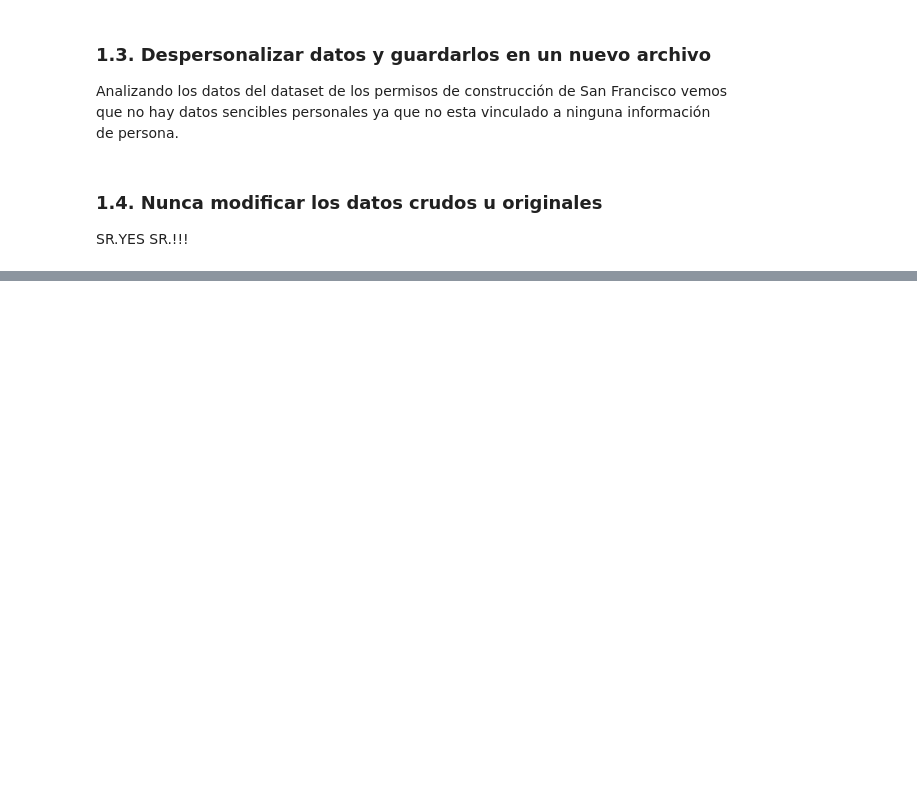
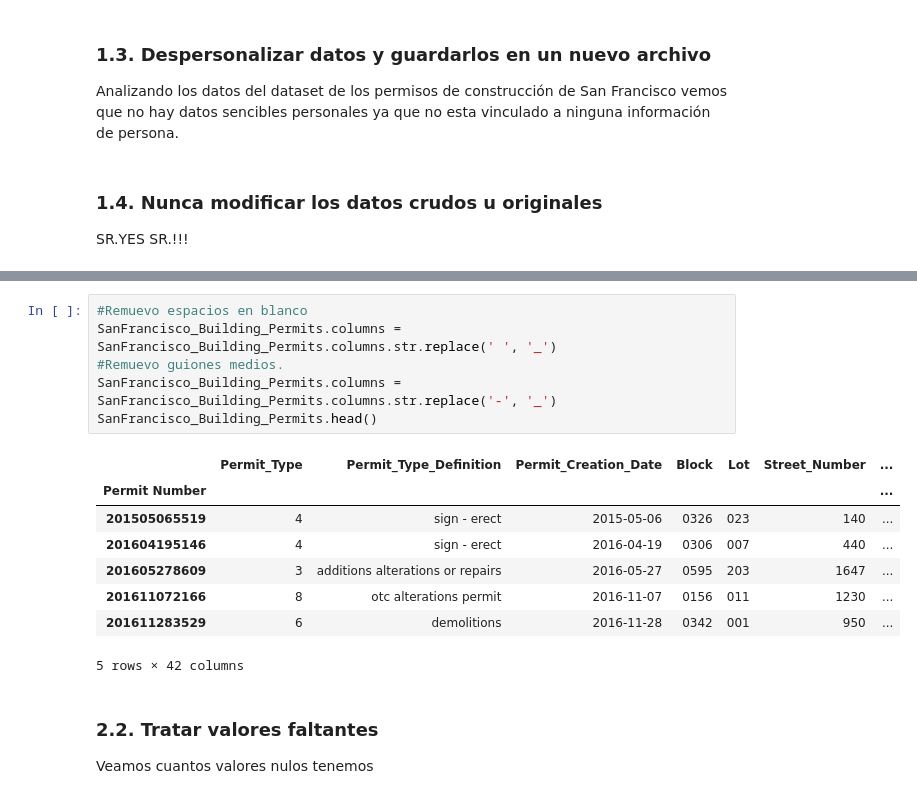
Before and after one commit to renzobechler-zz/diplodatos, a Jupyter notebook: AnalisisYCuracion/Laboratorio.ipynb, the cells around one changed output, grey strips where cells are left out. Cells and saved outputs as stored; diff of their text form; blank space fills up the shorter version.

```diff
--- a/AnalisisYCuracion/Laboratorio.ipynb
+++ b/AnalisisYCuracion/Laboratorio.ipynb
@@ -259,0 +217,19 @@ SR.YES SR.!!!
+# %%
+#Remuevo espacios en blanco
+SanFrancisco_Building_Permits.columns = SanFrancisco_Building_Permits.columns.str.replace(' ', '_')
+#Remuevo guiones medios.
+SanFrancisco_Building_Permits.columns = SanFrancisco_Building_Permits.columns.str.replace('-', '_')
+SanFrancisco_Building_Permits.head()
+# %% [output]
+|  | Permit_Type | Permit_Type_Definition | Permit_Creation_Date | Block | Lot | Street_Number | ... |
+| Permit Number |  |  |  |  |  |  | ... |
+| 201505065519 | 4 | sign - erect | 2015-05-06 | 0326 | 023 | 140 | ... |
+| 201604195146 | 4 | sign - erect | 2016-04-19 | 0306 | 007 | 440 | ... |
+| 201605278609 | 3 | additions alterations or repairs | 2016-05-27 | 0595 | 203 | 1647 | ... |
+| 201611072166 | 8 | otc alterations permit | 2016-11-07 | 0156 | 011 | 1230 | ... |
+| 201611283529 | 6 | demolitions | 2016-11-28 | 0342 | 001 | 950 | ... |
+5 rows × 42 columns
+# %% [markdown]
+### 2.2. Tratar valores faltantes
+
+Veamos cuantos valores nulos tenemos
```
Also changed, not shown: parts of 30 cells of this notebook, 3 other files.
